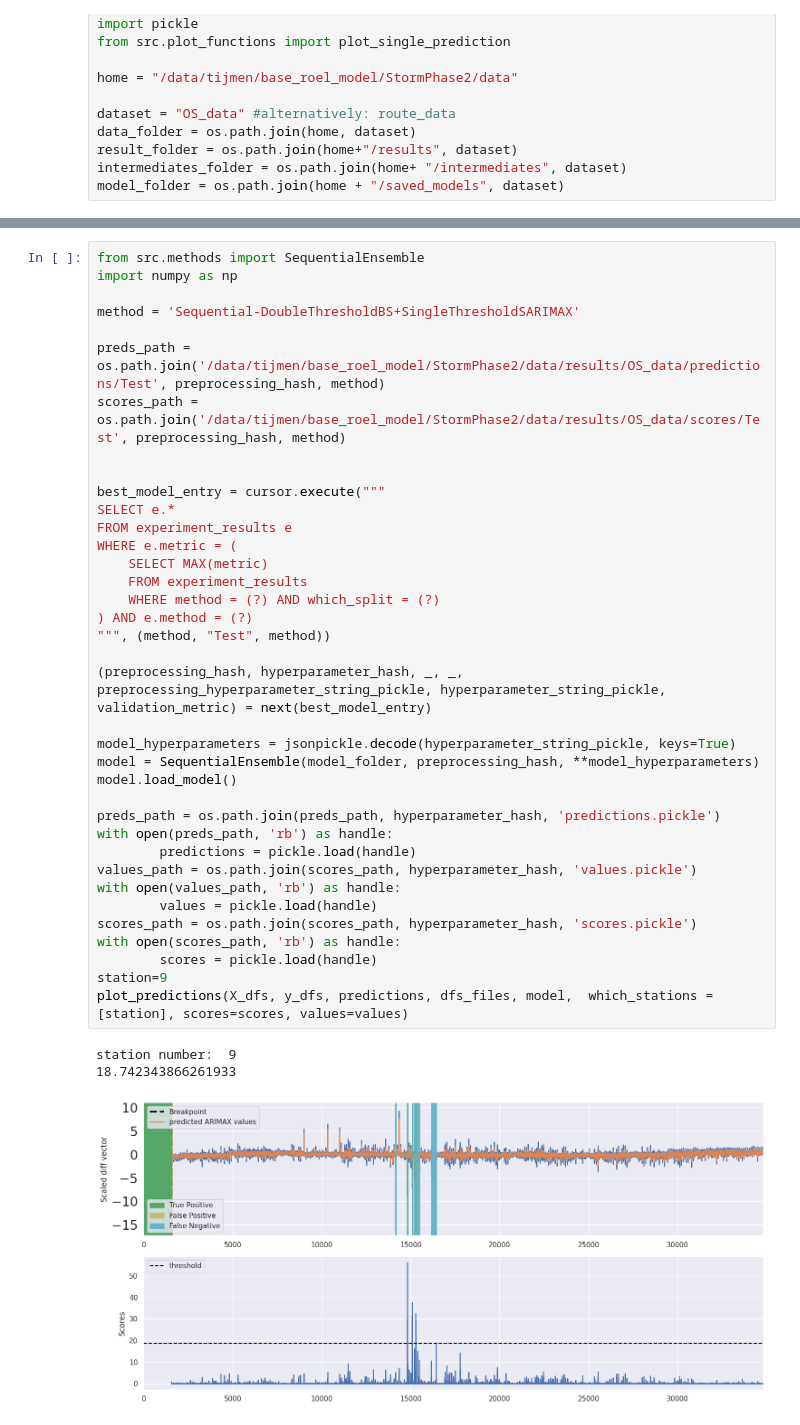
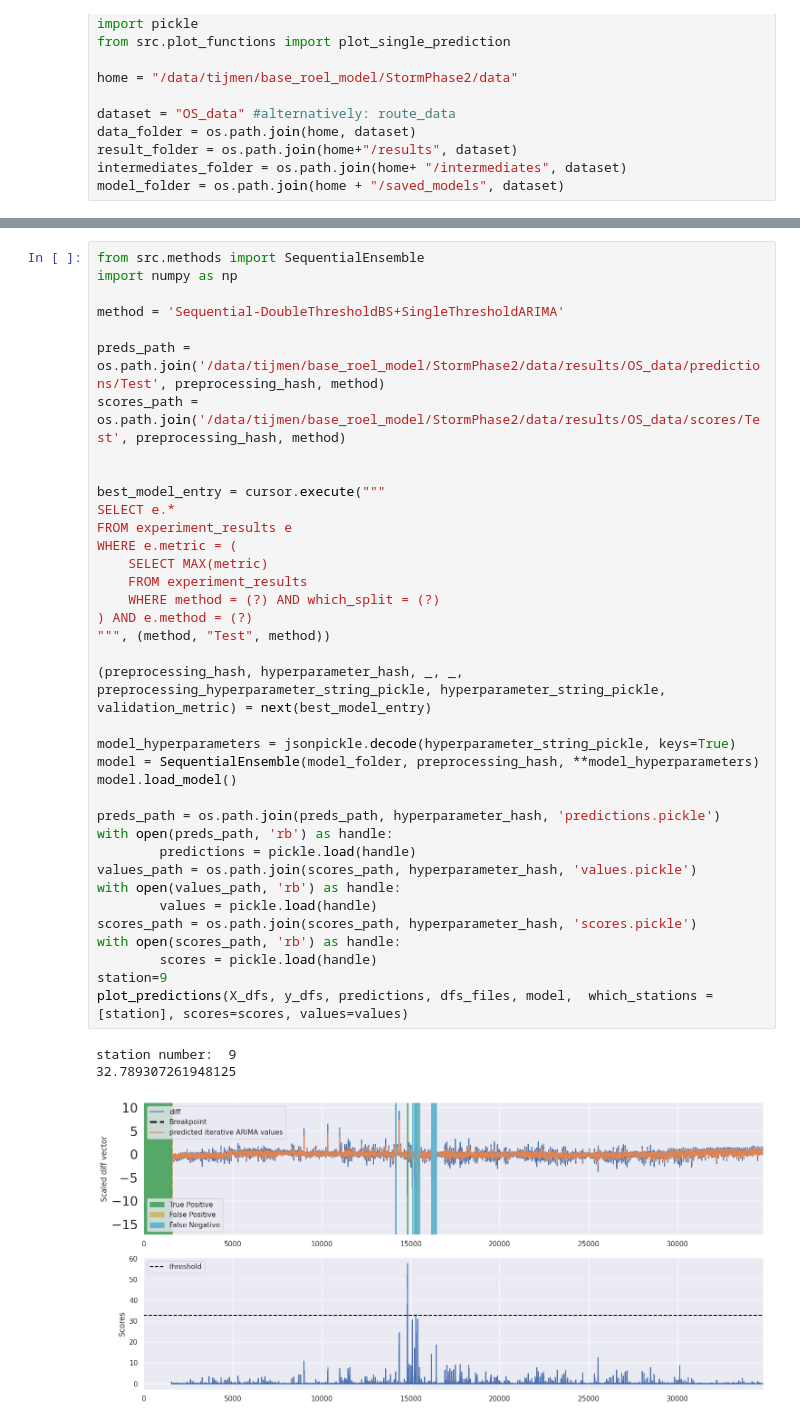
Before and after one commit to Tijmen-de-Haas/StormPhase2, a Jupyter notebook: graph.ipynb, the cells around one changed output, grey strips where cells are left out. Cells and saved outputs as stored; diff of their text form.

```diff
--- a/graph.ipynb
+++ b/graph.ipynb
@@ -204,7 +174,7 @@ station number:  9
 from src.methods import SequentialEnsemble
 import numpy as np
 
-method = 'Sequential-DoubleThresholdBS+SingleThresholdSARIMAX'
+method = 'Sequential-DoubleThresholdBS+SingleThresholdARIMA'
 
 preds_path = os.path.join('/data/tijmen/base_roel_model/StormPhase2/data/results/OS_data/predictions/Test', preprocessing_hash, method)
 scores_path = os.path.join('/data/tijmen/base_roel_model/StormPhase2/data/results/OS_data/scores/Test', preprocessing_hash, method)
@@ -212,32 +182,32 @@ scores_path = os.path.join('/data/tijmen/base_roel_model/StormPhase2/data/result
 
 best_model_entry = cursor.execute("""
 SELECT e.*
 FROM experiment_results e
 WHERE e.metric = (
     SELECT MAX(metric)
     FROM experiment_results
     WHERE method = (?) AND which_split = (?)
 ) AND e.method = (?)
 """, (method, "Test", method))
 
 (preprocessing_hash, hyperparameter_hash, _, _, preprocessing_hyperparameter_string_pickle, hyperparameter_string_pickle, validation_metric) = next(best_model_entry)
 
 model_hyperparameters = jsonpickle.decode(hyperparameter_string_pickle, keys=True)
 model = SequentialEnsemble(model_folder, preprocessing_hash, **model_hyperparameters)
 model.load_model()
 
 preds_path = os.path.join(preds_path, hyperparameter_hash, 'predictions.pickle')
 with open(preds_path, 'rb') as handle:
         predictions = pickle.load(handle)
 values_path = os.path.join(scores_path, hyperparameter_hash, 'values.pickle')
 with open(values_path, 'rb') as handle:
         values = pickle.load(handle)
 scores_path = os.path.join(scores_path, hyperparameter_hash, 'scores.pickle')
 with open(scores_path, 'rb') as handle:
         scores = pickle.load(handle)
 station=9
 plot_predictions(X_dfs, y_dfs, predictions, dfs_files, model,  which_stations = [station], scores=scores, values=values)
 # %% [output]
 station number:  9
-18.742343866261933
+32.789307261948125
-[figure, old version]
+[figure, new version]
```
Also changed, not shown: parts of 13 cells of this notebook, 4 other files.
